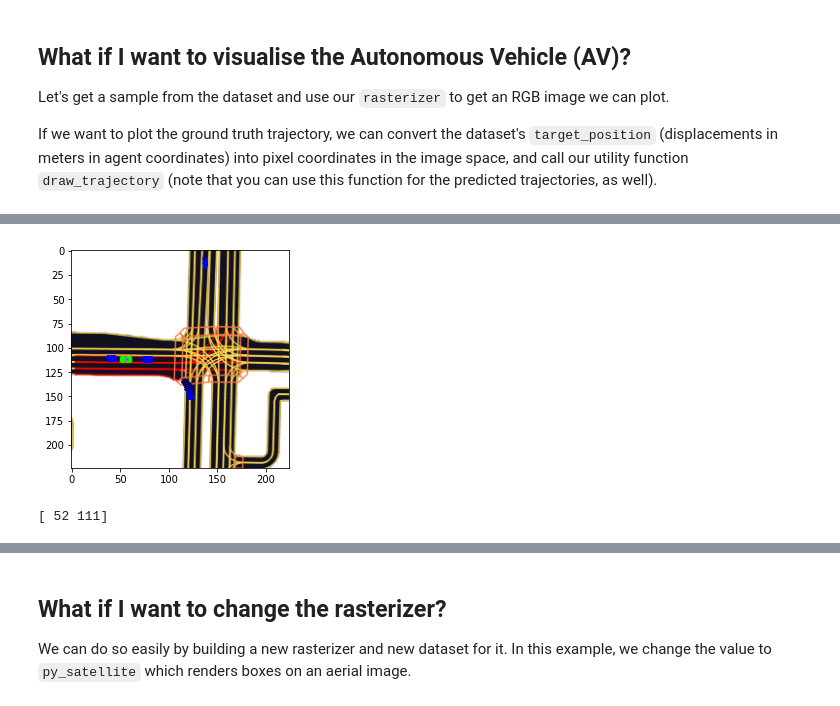
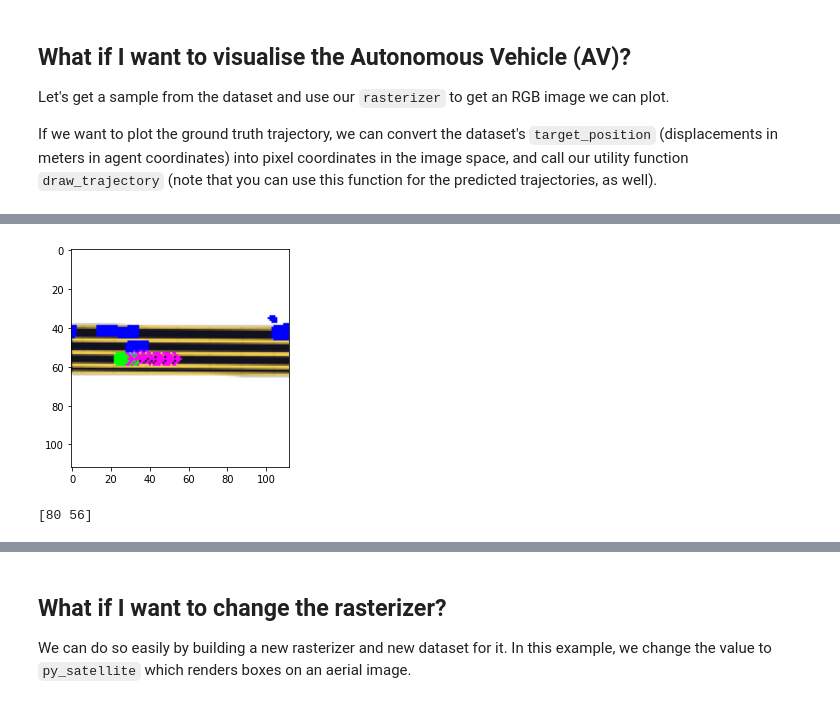
Before and after one commit to LiuHaolan/l5kit, a Jupyter notebook: viz_notebook/visualise_data.ipynb, the cells around one changed output, grey strips where cells are left out. Drawn from its saved outputs; the diff is of its cells as text; code cells hidden in the pictures.

```diff
--- a/viz_notebook/visualise_data.ipynb
+++ b/viz_notebook/visualise_data.ipynb
@@ -193,13 +185,13 @@ dataset = EgoDataset(cfg, zarr_dataset, rast)
 
 #print(len(dataset))
 
-data = dataset[1400]
+data = dataset[14500]
 
 #im = data["image"].transpose(1, 2, 0)
 im = data["image"].transpose(1,2,0)
 im = dataset.rasterizer.to_rgb(im)
 
-target_positions_pixels = transform_points(data["target_positions"], data["raster_from_agent"])
+#target_positions_pixels = transform_points(data["target_positions"], data["raster_from_agent"])
 #draw_trajectory(im, target_positions_pixels, TARGET_POINTS_COLOR, yaws=data["target_yaws"])
 
 # how to solve the "raster from agent" prediction?
@@ -212,34 +204,34 @@ target_positions_pixels = transform_points(data["target_positions"], data["raste
 #print(data["target_positions"])
 
 
 #print(data["target_positions"])
 target_positions_pixels = transform_points(data["target_positions"], data["raster_from_agent"])
 draw_trajectory(im, target_positions_pixels, TARGET_POINTS_COLOR, yaws=data["target_yaws"])
 
 """
 # build the trajectory sampling function
 def sample_traj(history_traj, shooting_delta):
     res_traj = history_traj.copy()
     delta = -0.05
     for i in range(len(history_traj)):
         delta = delta + shooting_delta
         res_traj[i][1] -= delta
     return res_traj
 
 # we can adjust the shooting_delta to query different sample trajectories
 sampled_positions_maps = sample_traj(data["target_positions"], shooting_delta = 0.3)
 
 #print(sampled_positions_maps)
 sampled_positions_pixels = transform_points(sampled_positions_maps, data["raster_from_agent"])
 
 draw_trajectory(im, sampled_positions_pixels, TARGET_POINTS_COLOR, yaws=data["target_yaws"])
 """
 plt.imshow(im)
 plt.show()
 
 #print(np.round(sampled_positions_pixels,0))
 # %% [output]
-[figure, old version]
+[figure, new version]
 # %%
 #gt_goal_positions_pixels = transform_point((data["target_positions"][-1,:2]), data["raster_from_agent"])
 #print(gt_goal_positions_pixels)
@@ -258,4 +250,4 @@ loss = nn.NLLLoss(reduction='none')(a,b)[:4]
 
 print(data["goal_list"][data["goal_gt"]])
 # %% [output]
-[ 52 111]
+[80 56]
```
Also changed, not shown: parts of 13 cells of this notebook, 24 other files.
